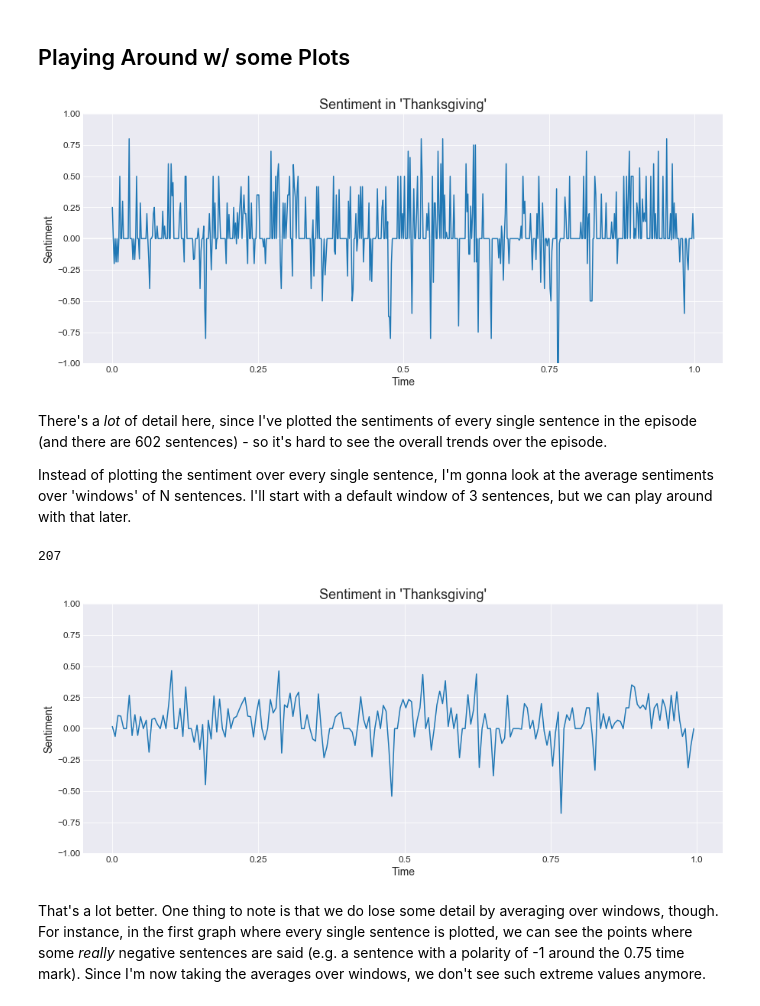
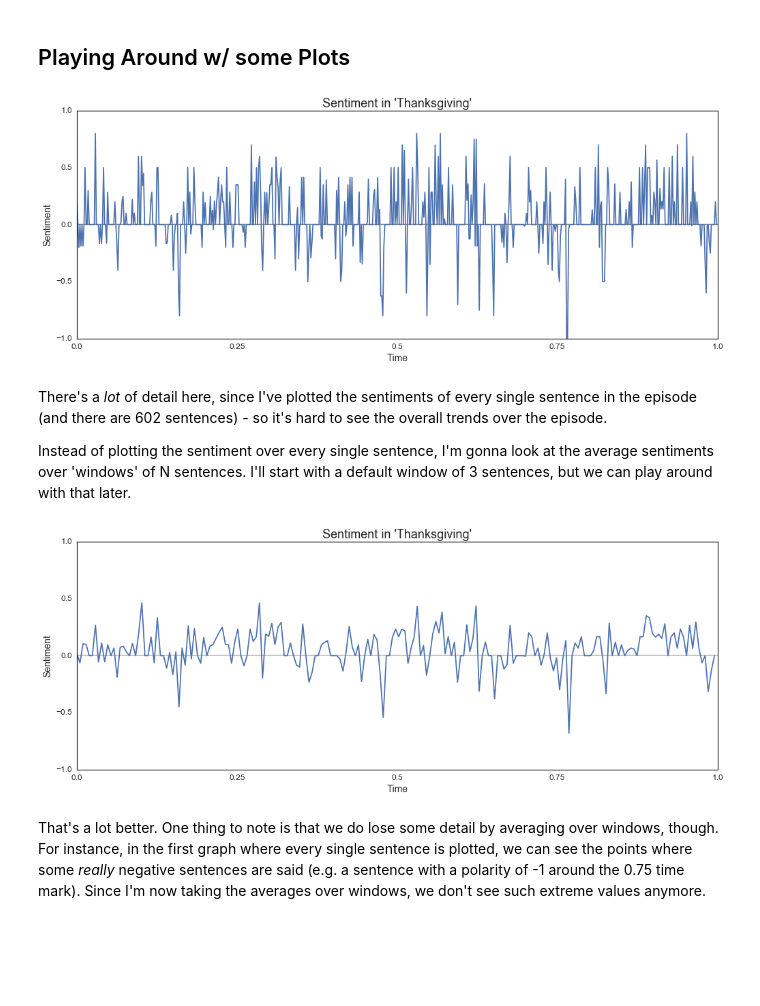
Before and after one commit to ashleyshine/feels, a Jupyter notebook: feels.ipynb, the cells around one changed output. Cells and saved outputs as stored; diff of their text form; code cells hidden in the pictures; blank space fills up the shorter version.

```diff
--- a/feels.ipynb
+++ b/feels.ipynb
@@ -13,7 +13,7 @@ import re
 ## Some Processing Stuff
 # %%
 script_dir = './scripts'
-script_name = 'Thanksgiving.txt'
+script_name = 's02e08-Thanksgiving.txt'
 with open("{}/{}".format(script_dir, script_name), 'r') as f:
     text = f.read()
 # %%
@@ -84,0 +98,2 @@ sentence_df = pd.DataFrame(list(sentence_polarities.items()), columns=['sentence
+# %%
+sentence_df['relative_position'] = sentence_df.index / len(sentence_df)
@@ -92,7 +116,9 @@ mpl.rcParams['legend.fontsize'] = 14
 mpl.rcParams['xtick.labelsize'] = 12
 mpl.rcParams['ytick.labelsize'] = 12
 
-plt.style.use('seaborn-darkgrid')
+plt.style.use('seaborn-white')
+
+# colors = ['#a6cee3','#1f78b4','#b2df8a','#33a02c','#fb9a99','#e31a1c','#fdbf6f','#ff7f00']
 # %%
 def create_plot(figsize=(15,6), title="", xlabel="", ylabel="", episode=False, x_size=0):
     """
@@ -104,26 +130,26 @@ def create_plot(figsize=(15,6), title="", xlabel="", ylabel="", episode=False, x
     ax.set_title(title)
     ax.set_xlabel(xlabel)
     ax.set_ylabel(ylabel)
+    ax.set_facecolor('white')
 
     if episode and x_size != 0:
-        print(x_size)
-        xtick_labels = np.array([0, 0.25, 0.50, 0.75, 1])
-        xtick_positions = x_size * xtick_labels
-        ax.set_xticks(xtick_positions)
+        xtick_labels = np.array([0, 0.25, 0.50, 0.75, 1.0])
+        ax.set_xticks([0, 0.25, 0.5, 0.75, 1.0])
         ax.set_xticklabels(xtick_labels)
 
     return fig, ax
 # %%
 fig, ax = create_plot(title="Sentiment in 'Thanksgiving'", xlabel="Time", ylabel="Sentiment",
                       episode=True, x_size=len(sentence_df))
 
-ax.plot(sentence_df['polarity'])
-ax.axhline(0, color='white', zorder=1)
+ax.plot(sentence_df['relative_position'], sentence_df['polarity'])
+ax.axhline(0, color='black', zorder=1, alpha=0.5)
 ax.set_ylim(-1, 1)
+ax.set_xlim(0, 1)
 
 plt.show()
 # %% [output]
-[figure, old version]
+[figure, new version]
 # %% [markdown]
 There's a *lot* of detail here, since I've plotted the sentiments of every single sentence in the episode (and there are 602 sentences) - so it's hard to see the overall trends over the episode.
 
@@ -149,17 +178,15 @@ def average_over_window(df, size=3):
 # %%
-averaged_polarities = window(sentence_df, 3)
-
 fig, ax = create_plot(title="Sentiment in 'Thanksgiving'", xlabel="Time", ylabel="Sentiment",
                       episode=True, x_size=len(averaged_polarities))
 
-ax.plot(averaged_polarities['Polarity'])
-ax.axhline(0, color='white', zorder=1)
+ax.plot(averaged_polarities['relative_position'], averaged_polarities['Polarity'])
+ax.axhline(0, color='gray', zorder=1, alpha=0.5)
 ax.set_ylim(-1, 1)
+ax.set_xlim(0, 1)
 
 plt.show()
 # %% [output]
-207
-[figure, old version]
+[figure, new version]
 # %% [markdown]
 That's a lot better. One thing to note is that we do lose some detail by averaging over windows, though. For instance, in the first graph where every single sentence is plotted, we can see the points where some *really* negative sentences are said (e.g. a sentence with a polarity of -1 around the 0.75 time mark). Since I'm now taking the averages over windows, we don't see such extreme values anymore.
 # %% [markdown]
```
Also changed, not shown: parts of 6 cells of this notebook.
